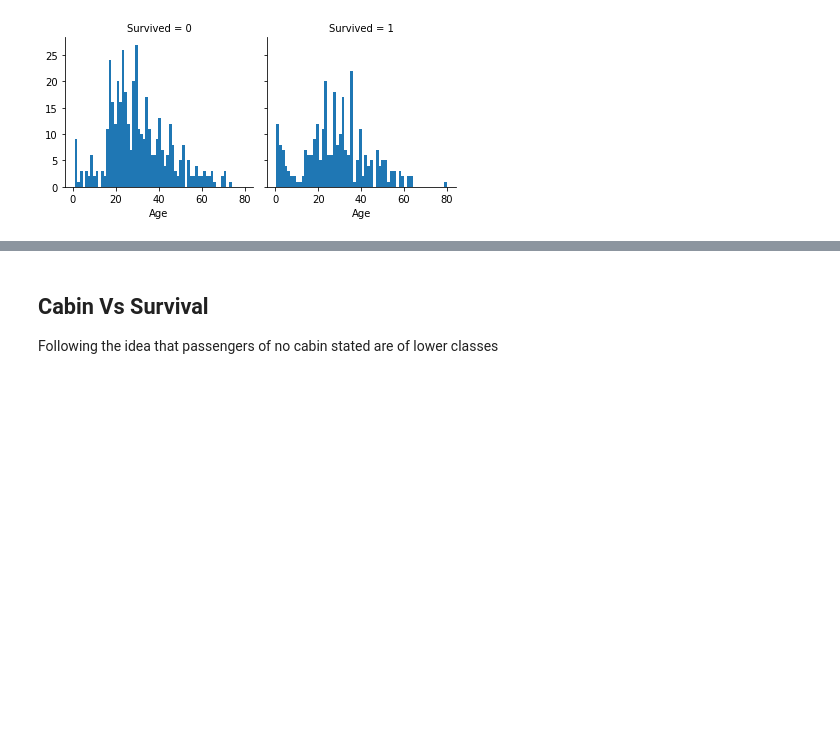
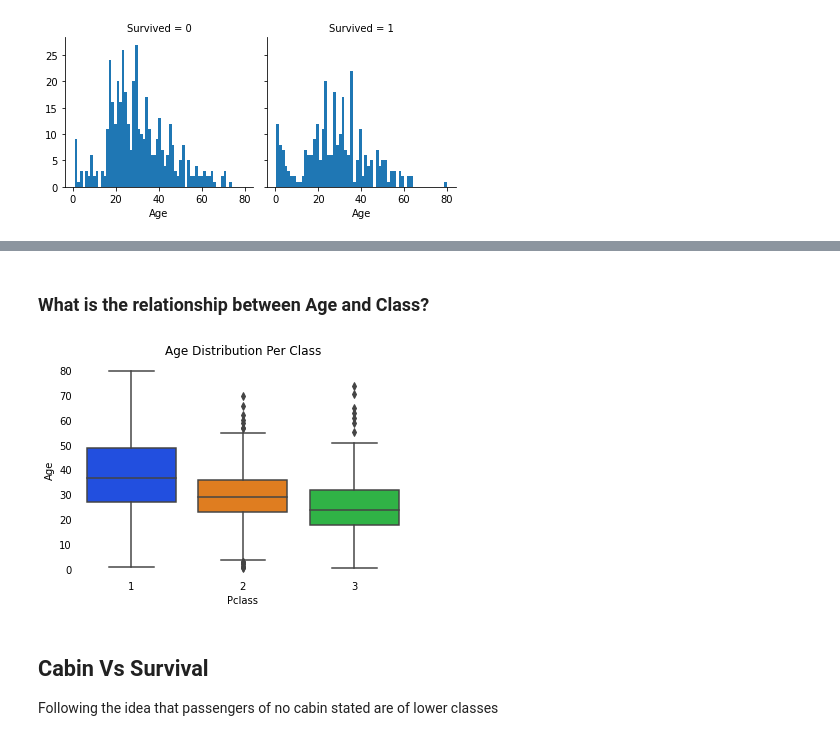
Before and after one commit to AyaHamdyAziz/Kaggle_Titanic_Survival_Prediction, a Jupyter notebook: Code/titanic-ml-challenge _v2.ipynb, the cells around one changed output, grey strips where cells are left out. Drawn from its saved outputs; the diff is of its cells as text; code cells hidden in the pictures; blank space fills up the shorter version.

```diff
--- a/Code/titanic-ml-challenge _v2.ipynb
+++ b/Code/titanic-ml-challenge _v2.ipynb
@@ -155,6 +155,20 @@ def plt_settings(cur_plt, ititle):
         height = rect.get_height()
         ax.text(rect.get_x() + rect.get_width() / 2, height,  str(round(height, 2)),
                 ha='center', va='bottom')
+#---------------------------------------------------------------
+
+def plt_simple_settings(cur_plt, ititle):
+    ax = cur_plt.gca()
+    for spine in ax.spines:
+        ax.spines[spine].set_visible(False)
+    ax.tick_params(axis=u'both', which=u'both',length=0)
+    #ax.get_yaxis().set_visible(False)
+    #ax.set_yticklabels([])
+    plt.title(ititle)
+    #for i, rect in enumerate(ax.patches):
+     #   height = rect.get_height()
+     #   ax.text(rect.get_x() + rect.get_width() / 2, height,  str(round(height, 2)),
+     #           ha='center', va='bottom')
 
 #---------------------------------------------------------------
 
@@ -555,3 +570,18 @@ Name: PassengerId, dtype: int64
+# %% [markdown]
+### What is the relationship between Age and Class?
+# %%
+baby = train_data[train_data['Age_Group']=='baby']
+child = train_data[train_data['Age_Group']=='child']
+teenager = train_data[train_data['Age_Group']=='teenager']
+adults = train_data[train_data['Age_Group']=='adult']
+elderly = train_data[train_data['Age_Group']=='elderly']
+
+sns.boxplot(x='Pclass',y='Age',data=train_data.sort_values(by='Pclass'), palette='bright')
+
+plt_simple_settings(plt,'Age Distribution Per Class')
+plt.yticks();
+# %% [output]
+[figure, added]
 # %% [markdown]
 ## Cabin Vs Survival
 
```
Also changed, not shown: parts of 22 cells of this notebook.
